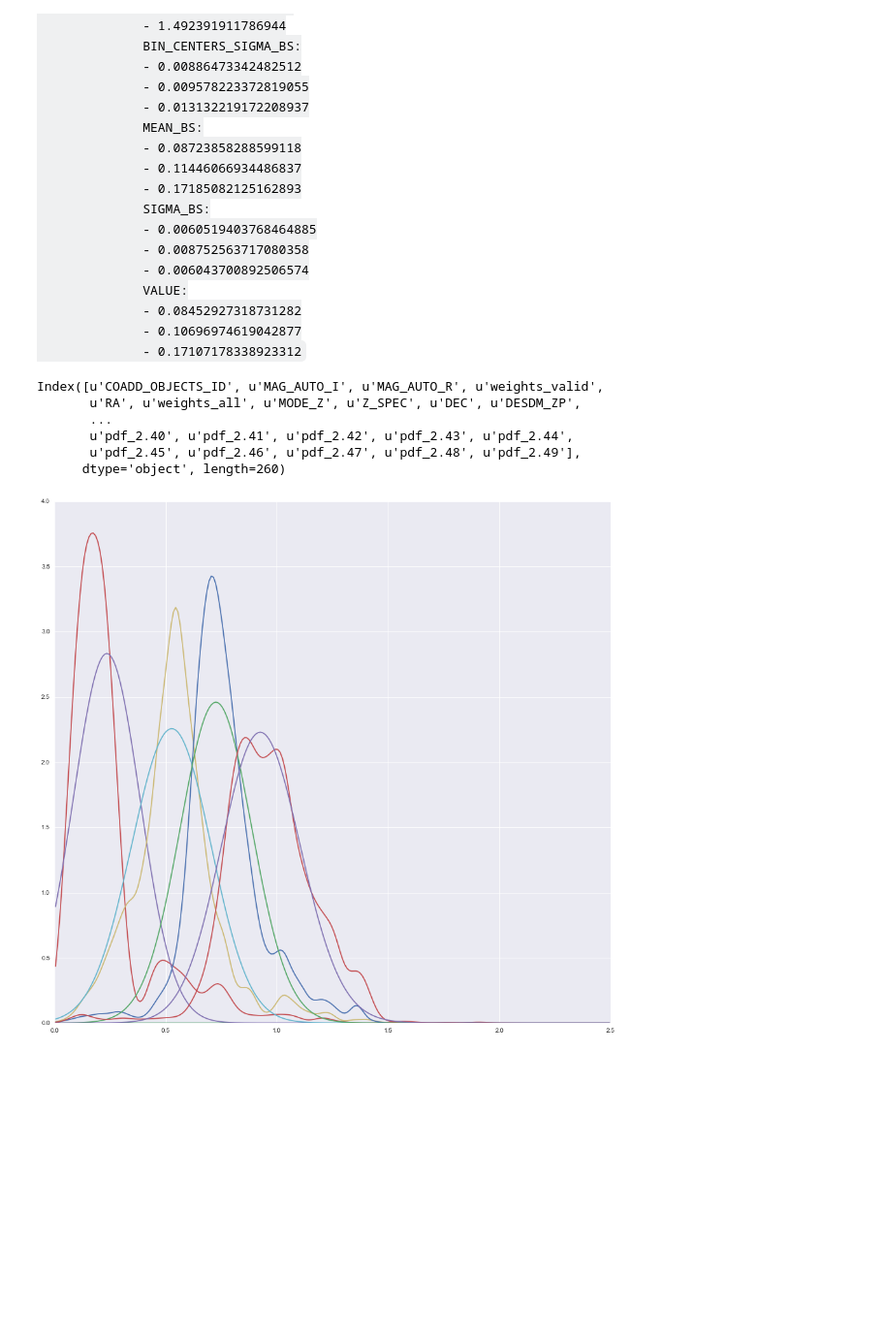
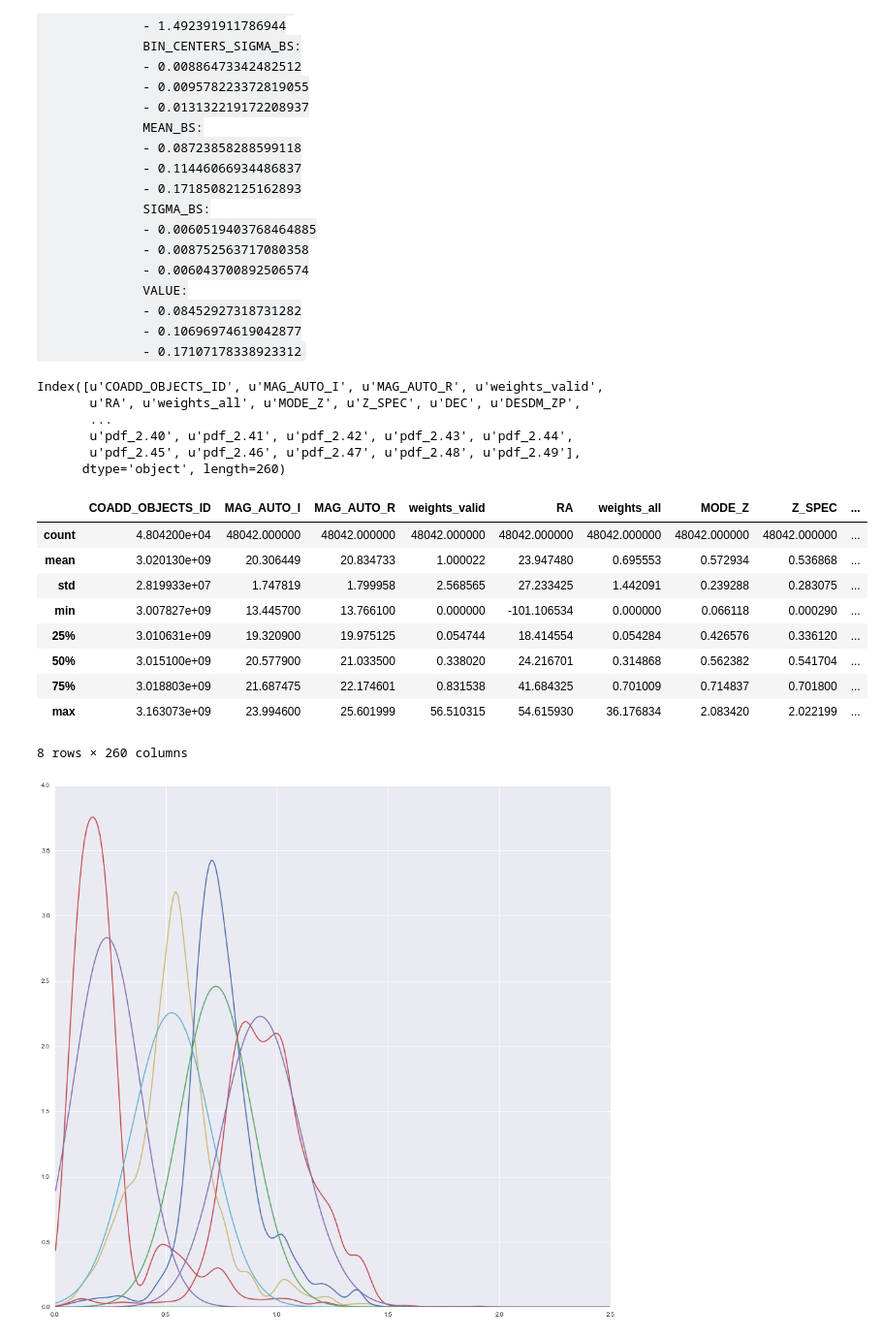
Before and after one commit to DarkEnergySurvey/bpz, a Jupyter notebook: notebook/ValidationScriptExample.ipynb, the cells around one changed output. Shown at 97% size. Saved outputs shown, nothing was run; the diff lists cells and outputs as text; code cells hidden in the pictures; blank space fills up the shorter version.

```diff
--- a/notebook/ValidationScriptExample.ipynb
+++ b/notebook/ValidationScriptExample.ipynb
@@ -615,17 +615,28 @@ tests/data/validPointPrediction.fits:
 # %%
 ada_file = '/Users/Christopher_old/Downloads/Y1A1_GOLD101_Y1A1trainValid_14.12.2015.validsY1A1.25215.out.DES.pdf.hdf5'
 store = pd.HDFStore(ada_file)
 df = store['pdf']
 print df.columns
 edges = np.linspace(0,2.5,251)
 centers = (edges[1:] + edges[:-1])/2.0
+df.describe()
 # %% [output]
 Index([u'COADD_OBJECTS_ID', u'MAG_AUTO_I', u'MAG_AUTO_R', u'weights_valid',
        u'RA', u'weights_all', u'MODE_Z', u'Z_SPEC', u'DEC', u'DESDM_ZP',
        ...
        u'pdf_2.40', u'pdf_2.41', u'pdf_2.42', u'pdf_2.43', u'pdf_2.44',
        u'pdf_2.45', u'pdf_2.46', u'pdf_2.47', u'pdf_2.48', u'pdf_2.49'],
       dtype='object', length=260)
+|  | COADD_OBJECTS_ID | MAG_AUTO_I | MAG_AUTO_R | weights_valid | RA | weights_all | MODE_Z | Z_SPEC | ... |
+| count | 4.804200e+04 | 48042.000000 | 48042.000000 | 48042.000000 | 48042.000000 | 48042.000000 | 48042.000000 | 48042.000000 | ... |
+| mean | 3.020130e+09 | 20.306449 | 20.834733 | 1.000022 | 23.947480 | 0.695553 | 0.572934 | 0.536868 | ... |
+| std | 2.819933e+07 | 1.747819 | 1.799958 | 2.568565 | 27.233425 | 1.442091 | 0.239288 | 0.283075 | ... |
+| min | 3.007827e+09 | 13.445700 | 13.766100 | 0.000000 | -101.106534 | 0.000000 | 0.066118 | 0.000290 | ... |
+| 25% | 3.010631e+09 | 19.320900 | 19.975125 | 0.054744 | 18.414554 | 0.054284 | 0.426576 | 0.336120 | ... |
+| 50% | 3.015100e+09 | 20.577900 | 21.033500 | 0.338020 | 24.216701 | 0.314868 | 0.562382 | 0.541704 | ... |
+| 75% | 3.018803e+09 | 21.687475 | 22.174601 | 0.831538 | 41.684325 | 0.701009 | 0.714837 | 0.701800 | ... |
+| max | 3.163073e+09 | 23.994600 | 25.601999 | 56.510315 | 54.615930 | 36.176834 | 2.083420 | 2.022199 | ... |
+8 rows × 260 columns
 # %%
 import bh_photo_z_validation as pval
 for_WL0, for_WL1, for_WL2 = pval.weighted_nz_distributions(df, binning=centers, weights='weights_all',
```
Also changed, not shown: parts of 2 cells of this notebook, 3 other files.
